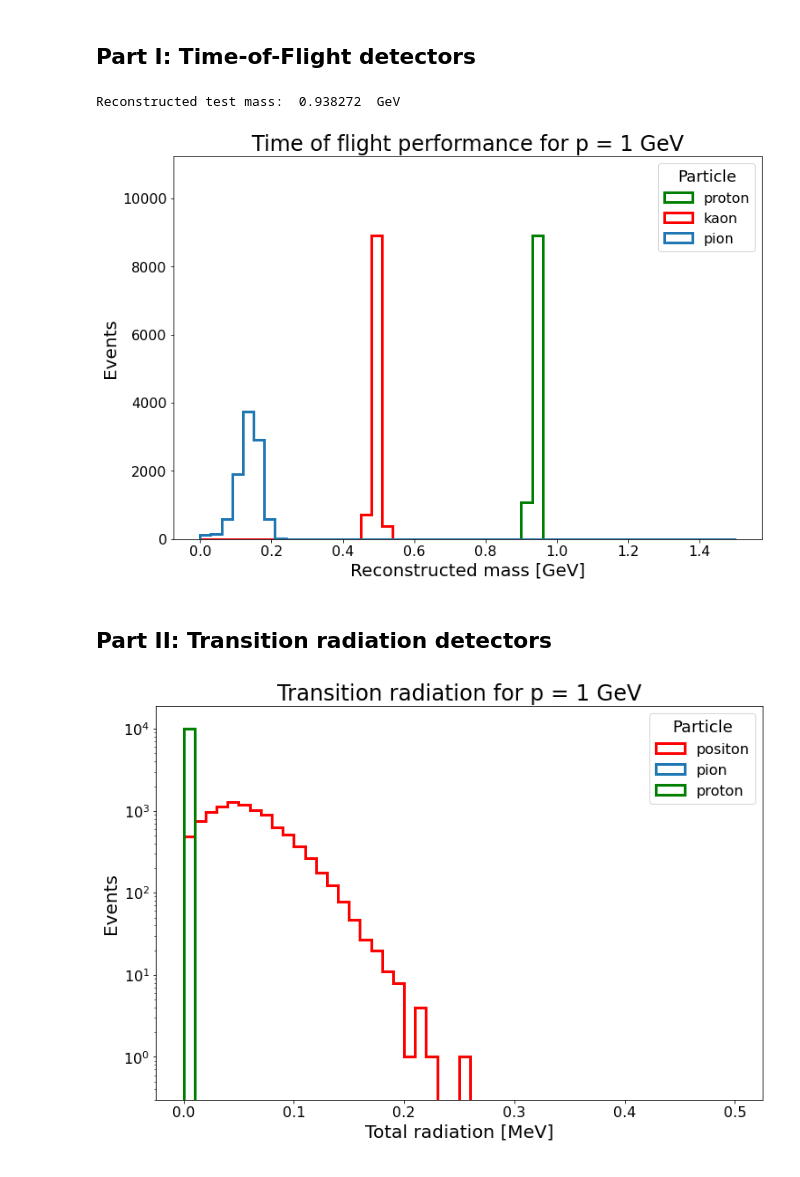
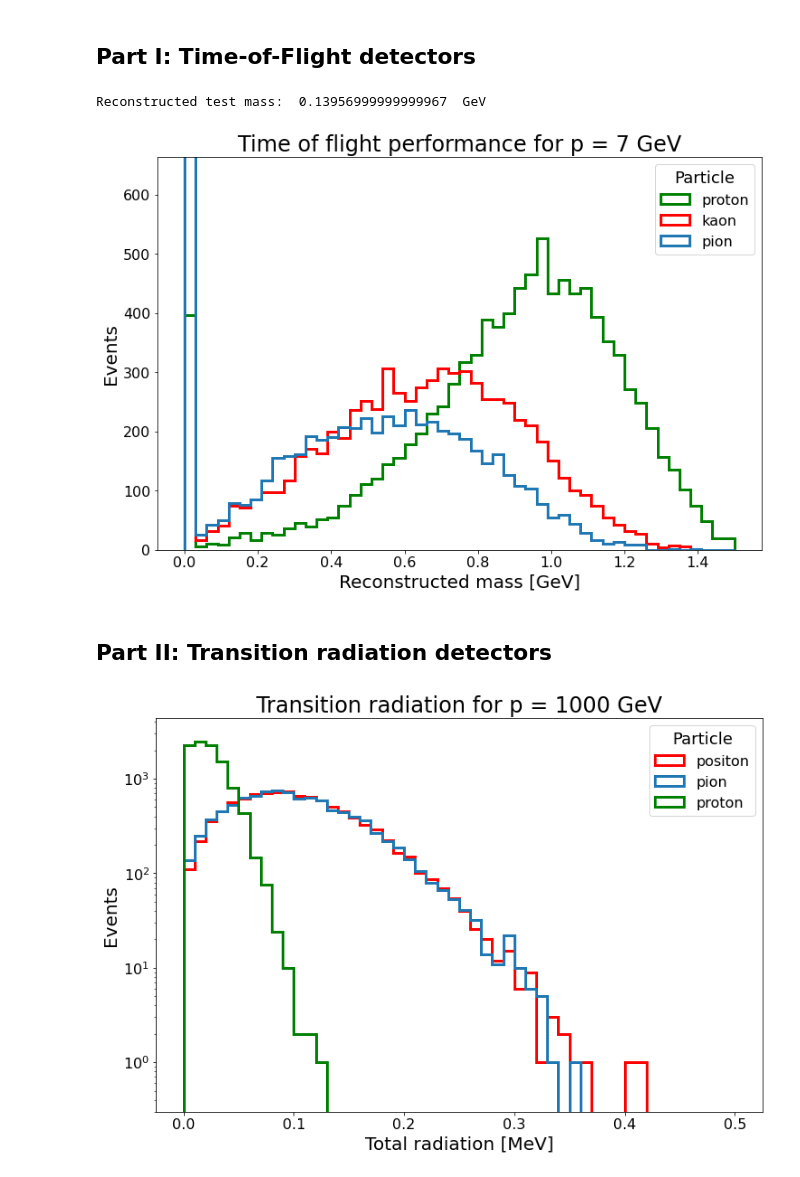
Before and after one commit to barraldiaz/Modern_Particle_Physics_Experiments, a Jupyter notebook: 06_PID/06_PID.ipynb, the cells around one changed output. Cells and saved outputs as stored; diff of their text form; code cells hidden in the pictures.

```diff
--- a/06_PID/06_PID.ipynb
+++ b/06_PID/06_PID.ipynb
@@ -69,15 +70,15 @@ mpi = 0.13957    # pi+
 mK = 0.493677    # K+
 mp = 0.938272    # p
 
-p0 = 1.0
+p0 = 1.0  # in GeV
 
-t0 = propTime(p0,mp)
+t0 = propTime(p0,mpi)
 
 m1 = recMass(p0,t0)
 
 print("Reconstructed test mass: ",m1," GeV")
 # %% [output]
-Reconstructed test mass:  0.938272  GeV
+Reconstructed test mass:  0.13956999999999967  GeV
 # %%
 # Generate multiple measurements with given measurement precision
 
@@ -105,7 +106,7 @@ Nmc = 10000
 
 # Particle momentum for comparison
 
-p0 = 1
+p0 = 7  # in GeV
 
 # Generate pseudo-data for three considered particles
 
@@ -113,34 +114,34 @@ mcpi = mcGen(p0,mpi,Nmc)
 mcK = mcGen(p0,mK,Nmc)
 mcp = mcGen(p0,mp,Nmc)
 
 plt.figure(figsize=(12,8))
 
 plt.hist(mcp,log=False,histtype='step',color='green',linewidth=3, bins=50,range=(0.,1.5),label='proton')
 
 ymin, ymax = plt.ylim()
 
 plt.hist(mcK,log=False,histtype='step',color='red',linewidth=3, bins=50,range=(0.,1.5),label='kaon')
 plt.hist(mcpi,log=False,histtype='step',linewidth=3, bins=50,range=(0.,1.5),label='pion')
 
 plt.ylim(ymin,1.2*ymax)
 
 #plt.hist(xy[:,0],density=True,log=False,histtype='step',color='red',bins=50,range=(-1.,1.),label='Rejection')
 
 plt.xlabel('Reconstructed mass [GeV]',size=20)
 plt.ylabel('Events',size=20)
 plt.xticks(fontsize=16)
 plt.yticks(fontsize=16)
 # plt.yticks([0,1,2],['Ground','Meta-stable','Excited'],fontsize=16)
 plt.title("Time of flight performance for p = "+str(p0)+" GeV",size=24)
 plt.legend(title='Particle',title_fontsize=18,fontsize=16);
 
 fname = '06_tof_'+str(p0)+'.png'
 
 plt.savefig(fname,format='png')
 
 plt.show()
 # %% [output]
-[figure, old version]
+[figure, new version]
 # %% [markdown]
 ## Part II: Transition radiation detectors
 # %%
@@ -215,7 +216,7 @@ Ntdr = 300
 
 # Particle momentum for comparison [GeV]
 
-p0 = 1
+p0 = 1000
 
 # Generate pseudo-data for considered particles
 
@@ -252,4 +253,4 @@ plt.savefig(fname,format='png')
 
 plt.show()
 # %% [output]
-[figure, old version]
+[figure, new version]
```
Also changed, not shown: parts of 4 cells of this notebook.
